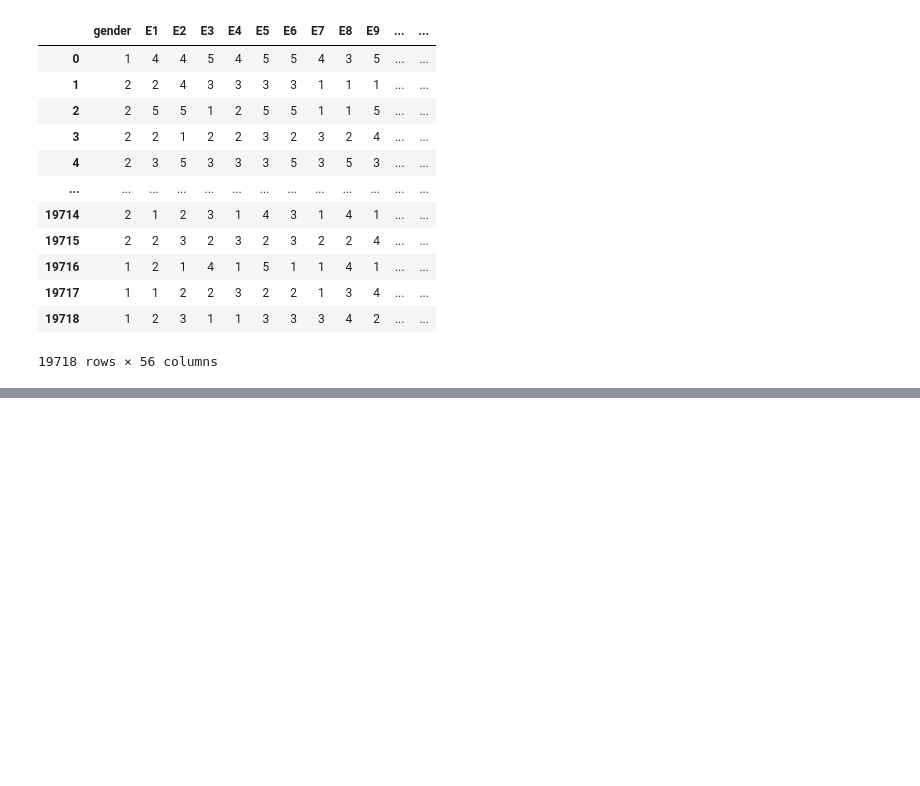
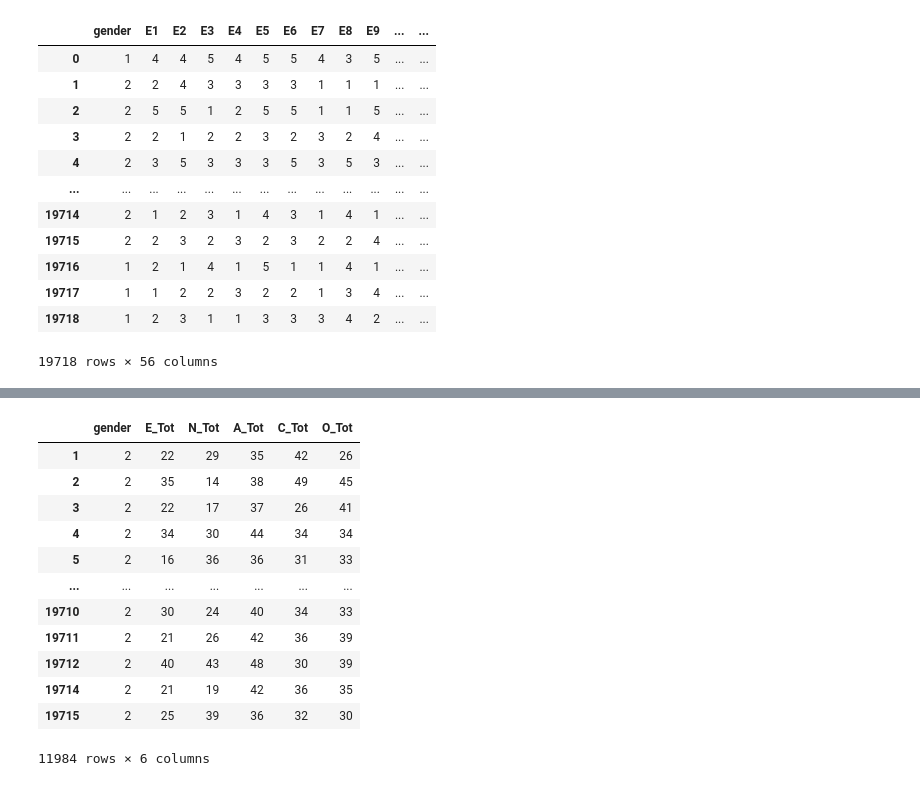
Before and after one commit to ubco-W2022T1-cosc301/project-group23, a Jupyter notebook: notebooks/analysis2.ipynb, the cells around one changed output, grey strips where cells are left out. Drawn from its saved outputs; the diff is of its cells as text; code cells hidden in the pictures; blank space fills up the shorter version.

```diff
--- a/notebooks/analysis2.ipynb
+++ b/notebooks/analysis2.ipynb
@@ -267,0 +308,19 @@ dat_3
+# %%
+#Female only
+values = [0, 3, 1]
+dat_f = dat_sub_g1[dat_sub_g1.gender.isin(values) == False]
+dat_f
+# %% [output]
+|  | gender | E_Tot | N_Tot | A_Tot | C_Tot | O_Tot |
+| 1 | 2 | 22 | 29 | 35 | 42 | 26 |
+| 2 | 2 | 35 | 14 | 38 | 49 | 45 |
+| 3 | 2 | 22 | 17 | 37 | 26 | 41 |
+| 4 | 2 | 34 | 30 | 44 | 34 | 34 |
+| 5 | 2 | 16 | 36 | 36 | 31 | 33 |
+| ... | ... | ... | ... | ... | ... | ... |
+| 19710 | 2 | 30 | 24 | 40 | 34 | 33 |
+| 19711 | 2 | 21 | 26 | 42 | 36 | 39 |
+| 19712 | 2 | 40 | 43 | 48 | 30 | 39 |
+| 19714 | 2 | 21 | 19 | 42 | 36 | 35 |
+| 19715 | 2 | 25 | 39 | 36 | 32 | 30 |
+11984 rows × 6 columns
```
Also changed, not shown: parts of 16 cells of this notebook.
